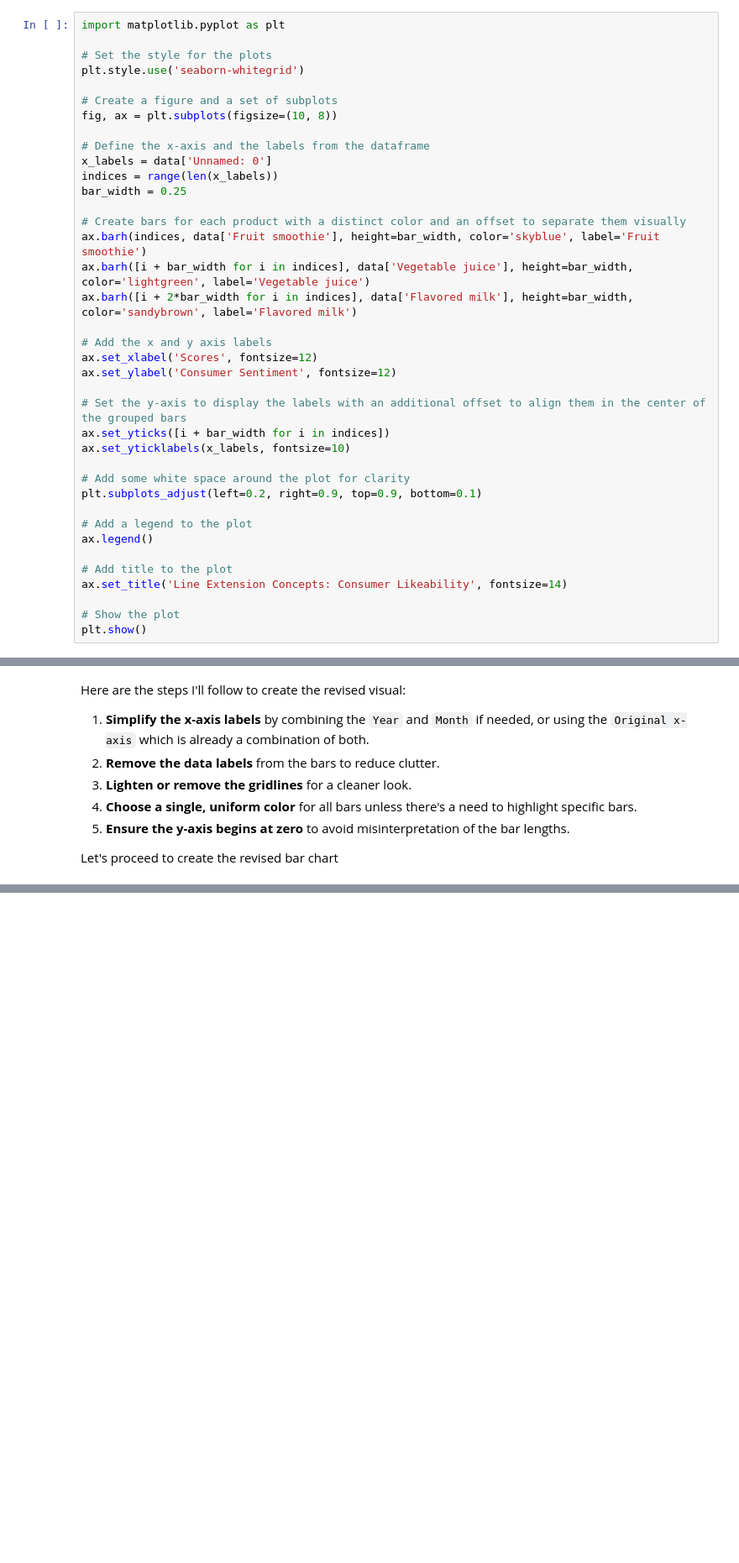
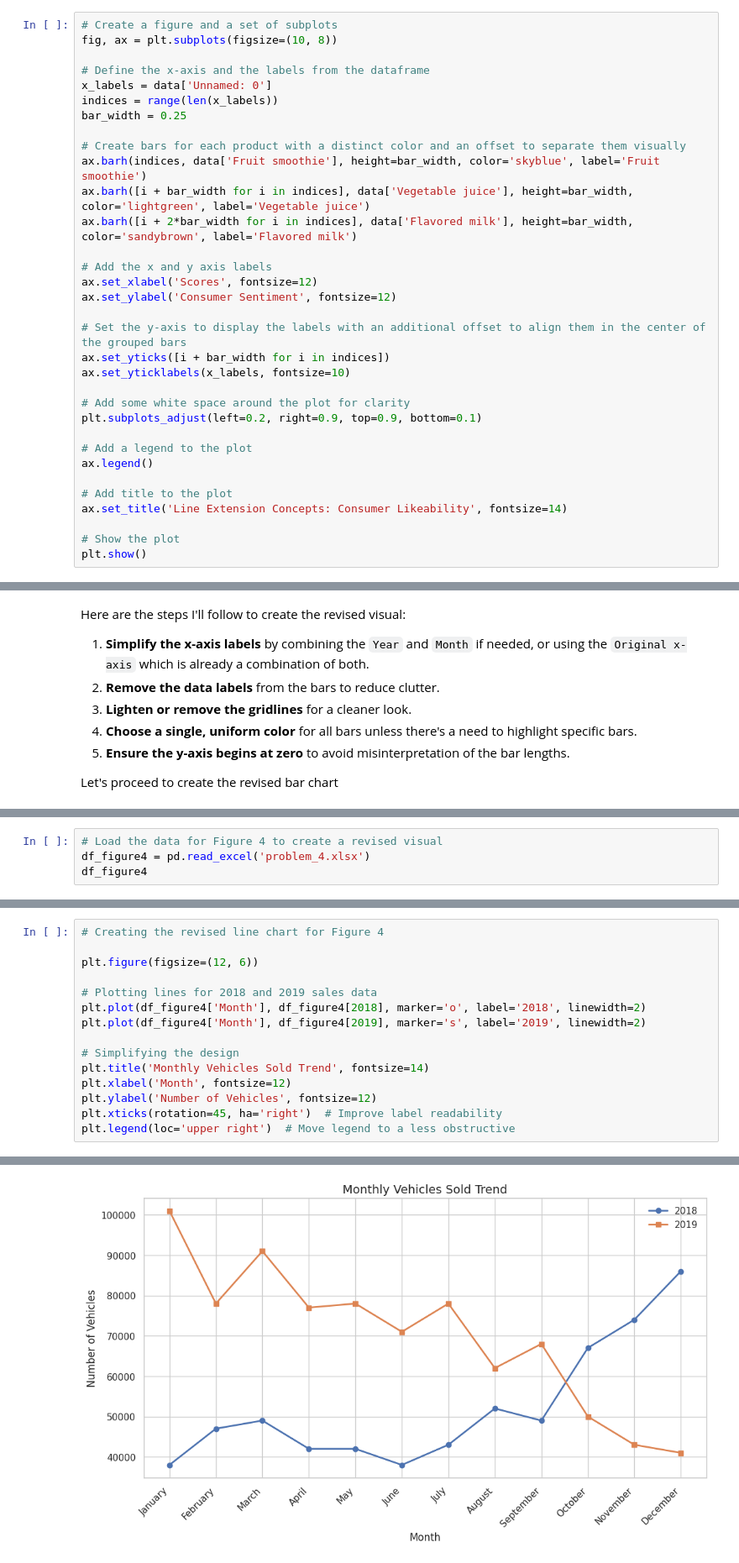
Before and after one commit to peyman886/Data_Visualization, a Jupyter notebook: HW2/Visualization_HW2.ipynb, the cells around one changed output, grey strips where cells are left out. Shown at 84% size. Cells and saved outputs as stored; diff of their text form; blank space fills up the shorter version.

```diff
--- a/HW2/Visualization_HW2.ipynb
+++ b/HW2/Visualization_HW2.ipynb
@@ -113,11 +112,6 @@ plt.show()
 # %% [output]
 [figure]
 # %%
-import matplotlib.pyplot as plt
-
-# Set the style for the plots
-plt.style.use('seaborn-whitegrid')
-
 # Create a figure and a set of subplots
 fig, ax = plt.subplots(figsize=(10, 8))
 
@@ -232,0 +251,4 @@ plt.show()
+# %%
+# Load the data for Figure 4 to create a revised visual
+df_figure4 = pd.read_excel('problem_4.xlsx')
+df_figure4
@@ -232,0 +283,16 @@ plt.show()
+# %%
+# Creating the revised line chart for Figure 4
+
+plt.figure(figsize=(12, 6))
+
+# Plotting lines for 2018 and 2019 sales data
+plt.plot(df_figure4['Month'], df_figure4[2018], marker='o', label='2018', linewidth=2)
+plt.plot(df_figure4['Month'], df_figure4[2019], marker='s', label='2019', linewidth=2)
+
+# Simplifying the design
+plt.title('Monthly Vehicles Sold Trend', fontsize=14)
+plt.xlabel('Month', fontsize=12)
+plt.ylabel('Number of Vehicles', fontsize=12)
+plt.xticks(rotation=45, ha='right')  # Improve label readability
+plt.legend(loc='upper right')  # Move legend to a less obstructive
+# %% [output]
@@ -232,0 +300 @@ plt.show()
+[figure, added]
```
Also changed, not shown: parts of 14 cells of this notebook.
